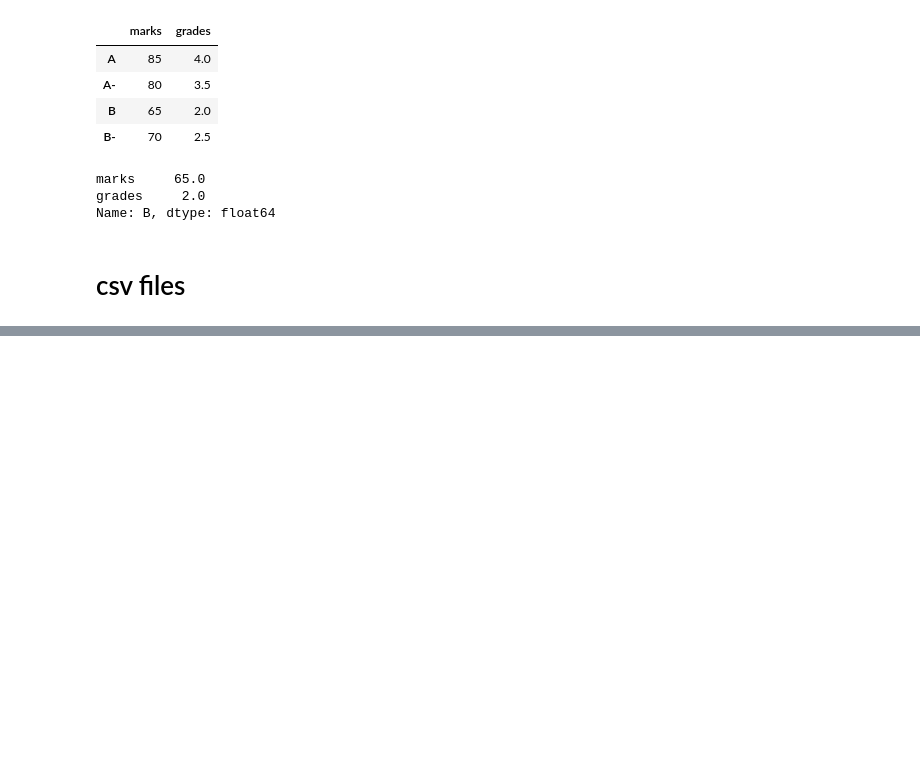
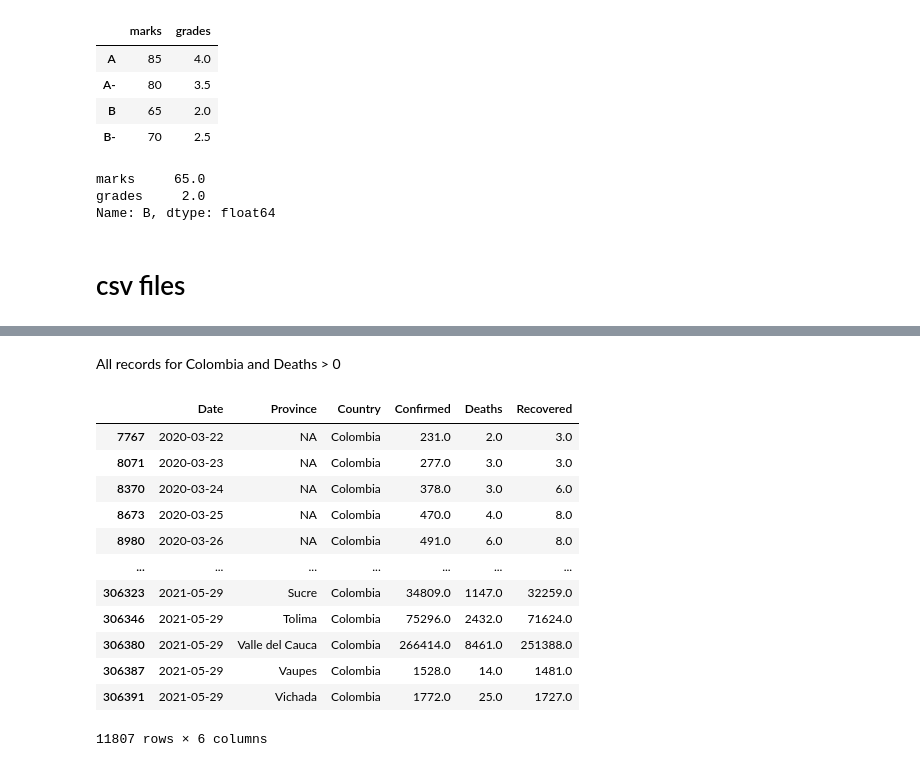
Before and after one commit to manuelm1209/python-data-science, a Jupyter notebook: pandas.ipynb, the cells around one changed output, grey strips where cells are left out. Drawn from its saved outputs; the diff is of its cells as text; code cells hidden in the pictures; blank space fills up the shorter version.

```diff
--- a/pandas.ipynb
+++ b/pandas.ipynb
@@ -250,0 +277,3 @@ Name: B, dtype: float64
+# %%
+df.drop(["SNo", "Last Update"],axis=1,inplace=True) # The inplace parameter is used to modify the original DataFrame and the axis parameter specifies whether to drop rows (0) or columns (1). In this case, we are dropping columns.
+df.head(10)
@@ -250,0 +294,3 @@ Name: B, dtype: float64
+# %%
+df.rename(columns={"ObservationDate":"Date","Province/State":"Province","Country/Region":"Country"},inplace=True)
+df.head(10)
@@ -250,0 +311,3 @@ Name: B, dtype: float64
+# %%
+df['Date'] = pd.to_datetime(df['Date'])
+df.head(10)
@@ -250,0 +360,2 @@ Name: B, dtype: float64
+# %%
+df.fillna("NA", inplace=True)
@@ -250,0 +479,19 @@ Name: B, dtype: float64
+# %% [markdown]
+All records for Colombia and Deaths > 0
+# %%
+df4 = df[(df['Country'] == 'Colombia') & (df['Deaths'] > 0)]
+df4
+# %% [output]
+|  | Date | Province | Country | Confirmed | Deaths | Recovered |
+| 7767 | 2020-03-22 | NA | Colombia | 231.0 | 2.0 | 3.0 |
+| 8071 | 2020-03-23 | NA | Colombia | 277.0 | 3.0 | 3.0 |
+| 8370 | 2020-03-24 | NA | Colombia | 378.0 | 3.0 | 6.0 |
+| 8673 | 2020-03-25 | NA | Colombia | 470.0 | 4.0 | 8.0 |
+| 8980 | 2020-03-26 | NA | Colombia | 491.0 | 6.0 | 8.0 |
+| ... | ... | ... | ... | ... | ... | ... |
+| 306323 | 2021-05-29 | Sucre | Colombia | 34809.0 | 1147.0 | 32259.0 |
+| 306346 | 2021-05-29 | Tolima | Colombia | 75296.0 | 2432.0 | 71624.0 |
+| 306380 | 2021-05-29 | Valle del Cauca | Colombia | 266414.0 | 8461.0 | 251388.0 |
+| 306387 | 2021-05-29 | Vaupes | Colombia | 1528.0 | 14.0 | 1481.0 |
+| 306391 | 2021-05-29 | Vichada | Colombia | 1772.0 | 25.0 | 1727.0 |
+11807 rows × 6 columns
```
Also changed, not shown: parts of 29 cells of this notebook, 2 other files.
